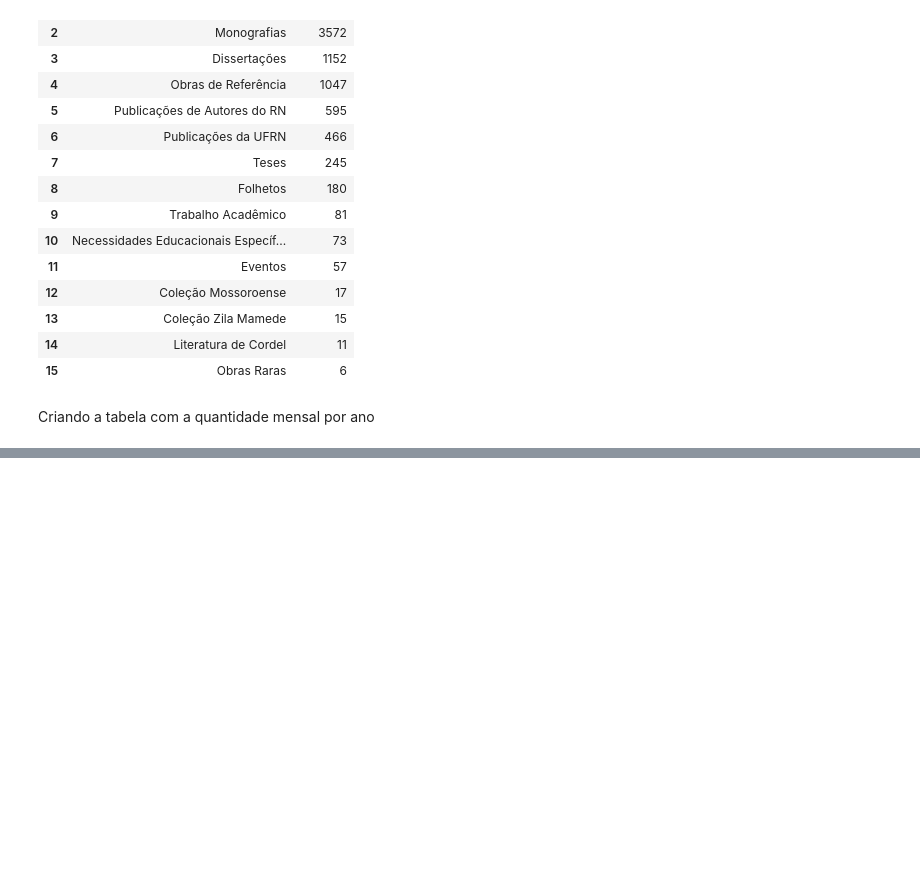
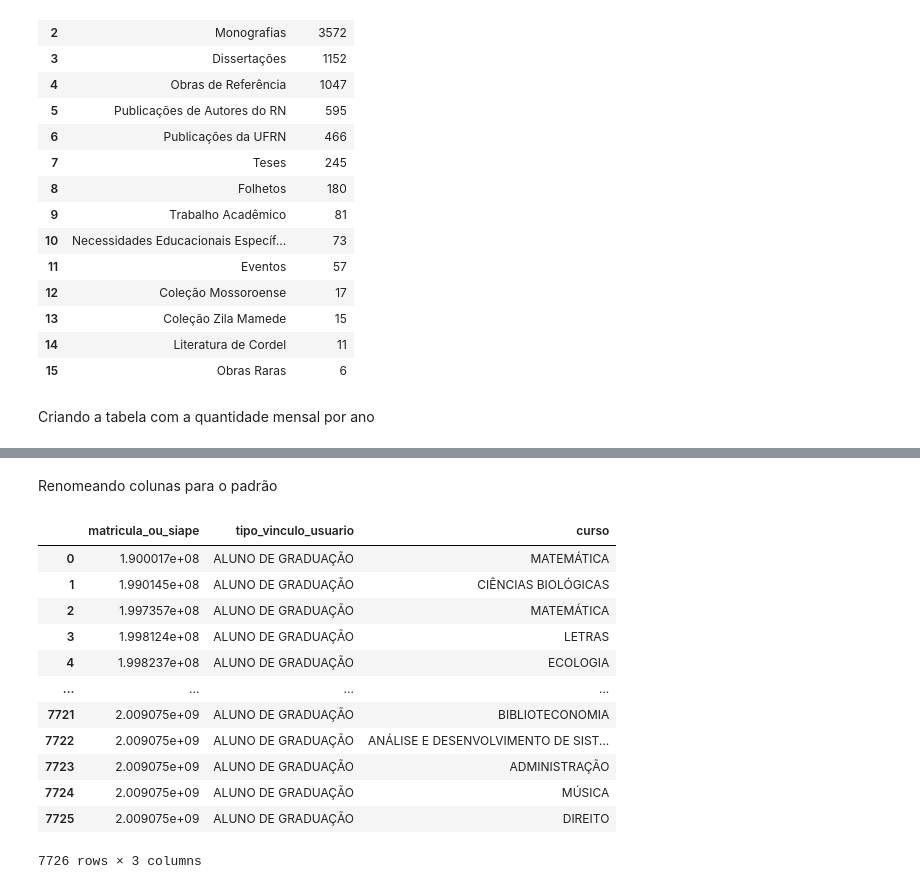
Before and after one commit to WyndamBaxter/Desafio-7-days-of-coding-dashboard, a Jupyter notebook: Analise_exploratoria.ipynb, the cells around one changed output, grey strips where cells are left out. Drawn from its saved outputs; the diff is of its cells as text; code cells hidden in the pictures; blank space fills up the shorter version.

Commit message:
Ajustes de requirements  ajustes do código de análise exploratória.

```diff
--- a/Analise_exploratoria.ipynb
+++ b/Analise_exploratoria.ipynb
@@ -757,0 +902,4 @@ Criando a tabela com a quantidade mensal por ano
+# %%
+caminho_do_arquivo = 'F:/Programação/Desafio-7-days-of-coding-dashboard/datasets/matricula_alunos.xlsx'
+cadastro_alunos_antes_2010 = pd.read_excel(caminho_do_arquivo, sheet_name= 'Até 2010', skiprows= 1)
+cadastro_alunos_apos_2010 = pd.read_excel(caminho_do_arquivo, sheet_name= 'Após 2010', skiprows= 1)
@@ -757,0 +915,19 @@ Criando a tabela com a quantidade mensal por ano
+# %% [markdown]
+Renomeando colunas para o padrão
+# %%
+cadastro_alunos_antes_2010.columns = ['matricula_ou_siape', 'tipo_vinculo_usuario', 'curso']
+cadastro_alunos_antes_2010
+# %% [output]
+|  | matricula_ou_siape | tipo_vinculo_usuario | curso |
+| 0 | 1.900017e+08 | ALUNO DE GRADUAÇÃO | MATEMÁTICA |
+| 1 | 1.990145e+08 | ALUNO DE GRADUAÇÃO | CIÊNCIAS BIOLÓGICAS |
+| 2 | 1.997357e+08 | ALUNO DE GRADUAÇÃO | MATEMÁTICA |
+| 3 | 1.998124e+08 | ALUNO DE GRADUAÇÃO | LETRAS |
+| 4 | 1.998237e+08 | ALUNO DE GRADUAÇÃO | ECOLOGIA |
+| ... | ... | ... | ... |
+| 7721 | 2.009075e+09 | ALUNO DE GRADUAÇÃO | BIBLIOTECONOMIA |
+| 7722 | 2.009075e+09 | ALUNO DE GRADUAÇÃO | ANÁLISE E DESENVOLVIMENTO DE SIST... |
+| 7723 | 2.009075e+09 | ALUNO DE GRADUAÇÃO | ADMINISTRAÇÃO |
+| 7724 | 2.009075e+09 | ALUNO DE GRADUAÇÃO | MÚSICA |
+| 7725 | 2.009075e+09 | ALUNO DE GRADUAÇÃO | DIREITO |
+7726 rows × 3 columns
```
Also changed, not shown: parts of 17 cells of this notebook, 1 other file.
